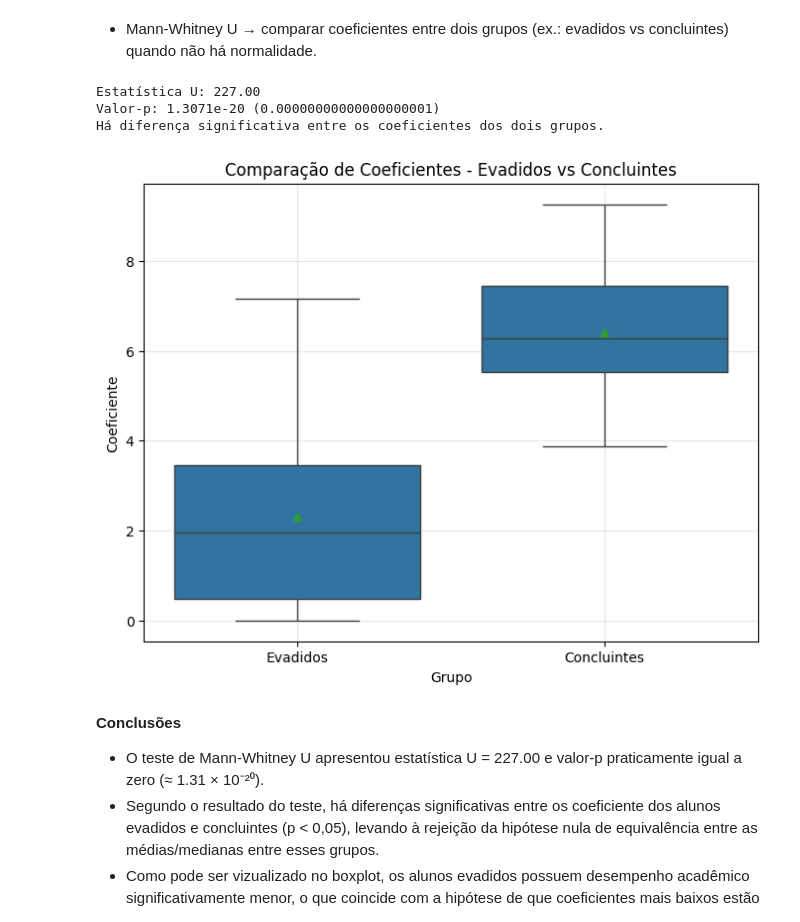
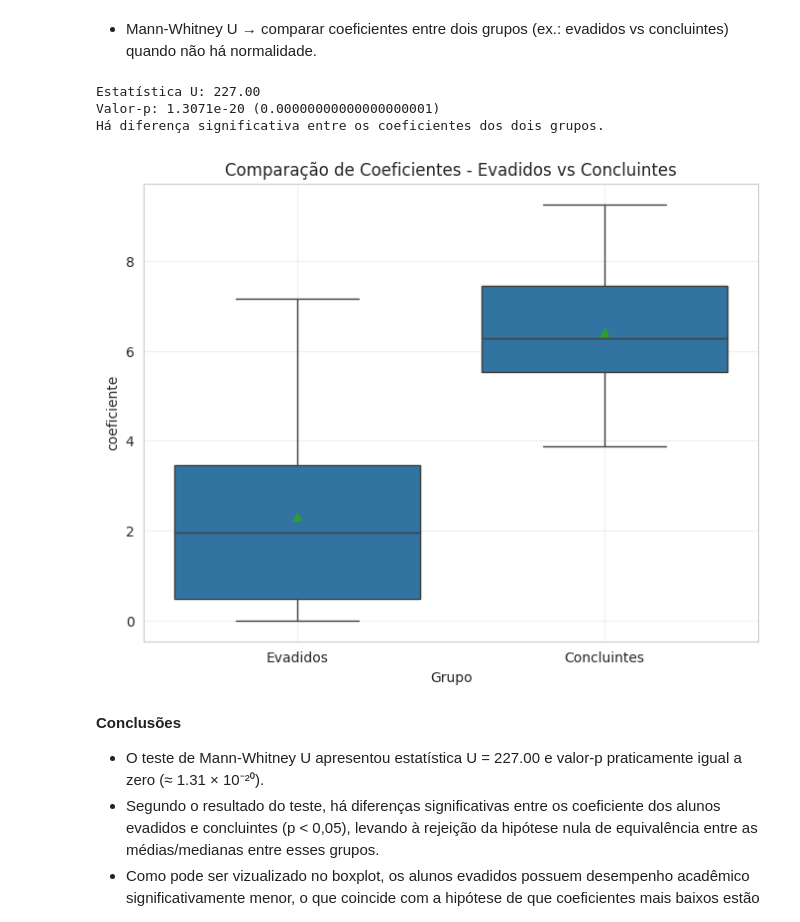
Before and after one commit to annabzsantos/An-lisePefilAcad-mico, a Jupyter notebook: Analise_pefilAcademico.ipynb, the cells around one changed output. Saved outputs shown, nothing was run; the diff lists cells and outputs as text; code cells hidden in the pictures.

```diff
--- a/Analise_pefilAcademico.ipynb
+++ b/Analise_pefilAcademico.ipynb
@@ -938,44 +939,44 @@ Revelou que, embora fraca, existe uma relação estatisticamente significativa o
 # %%
 # Filtra os grupos na tabela alunos_inativos e alunos_Ativos
 evadidos = alunosInativos[
-    alunosInativos['Situação atual'].str.contains("DESISTENCIA|DESLIGAMENTO|CANCELAMENTO|EXCLUSÃO",
+    alunosInativos['situação_atual'].str.contains("DESISTENCIA|DESLIGAMENTO|CANCELAMENTO|EXCLUSÃO",
                                                   case=False, na=False)
-    & ~alunosAtivos['Situação atual'].str.contains("AFASTAMENTO POR BLOQUEIO DE MATRICULA|AFASTAMENTO POR TRANCAMENTO DE MATRICULA",
+    & ~alunosAtivos['situação_atual'].str.contains("AFASTAMENTO POR BLOQUEIO DE MATRICULA|AFASTAMENTO POR TRANCAMENTO DE MATRICULA",
                                                      case=False, na=False)
 ]
-concluintes = alunosInativos[alunosInativos['Situação atual'].str.contains("CONCLUSAO", case=False, na=False)]
+concluintes = alunosInativos[alunosInativos['situação_atual'].str.contains("CONCLUSAO", case=False, na=False)]
 
 # Seleciona os coeficientes
-coef_evadidos = evadidos['Coeficiente'].dropna()
-coef_concluintes = concluintes['Coeficiente'].dropna()
+coef_evadidos = evadidos['coeficiente'].dropna()
+coef_concluintes = concluintes['coeficiente'].dropna()
 
 # Teste de Mann-Whitney U
 stat, p = mannwhitneyu(coef_evadidos, coef_concluintes, alternative='two-sided')
 
 print(f'Estatística U: {stat:.2f}')
 print(f'Valor-p: {p:.4e} ({p:.20f})')
 if p < 0.05:
     print('Há diferença significativa entre os coeficientes dos dois grupos.')
 else:
     print('Não há diferença significativa entre os coeficientes dos dois grupos.')
 
 # --- Prepara dataframe para o gráfico ---
 df_plot = pd.DataFrame({
-    "Coeficiente": list(coef_evadidos) + list(coef_concluintes),
+    "coeficiente": list(coef_evadidos) + list(coef_concluintes),
     "Grupo": (["Evadidos"] * len(coef_evadidos)) + (["Concluintes"] * len(coef_concluintes))
 })
 
 # --- Boxplot com pontos individuais ---
 plt.figure(figsize=(8,6))
-sns.boxplot(x="Grupo", y="Coeficiente", data=df_plot, showmeans=True)
+sns.boxplot(x="Grupo", y="coeficiente", data=df_plot, showmeans=True)
 plt.title("Comparação de Coeficientes - Evadidos vs Concluintes")
 plt.grid(True, alpha=0.3)
 plt.show()
 # %% [output]
 Estatística U: 227.00
 Valor-p: 1.3071e-20 (0.00000000000000000001)
 Há diferença significativa entre os coeficientes dos dois grupos.
-[figure, old version]
+[figure, new version]
 # %% [markdown]
 **Conclusões**
 * O teste de Mann-Whitney U apresentou estatística U = 227.00 e valor-p praticamente igual a zero (≈ 1.31 × 10⁻²⁰).
```
Also changed, not shown: parts of 26 cells of this notebook.
